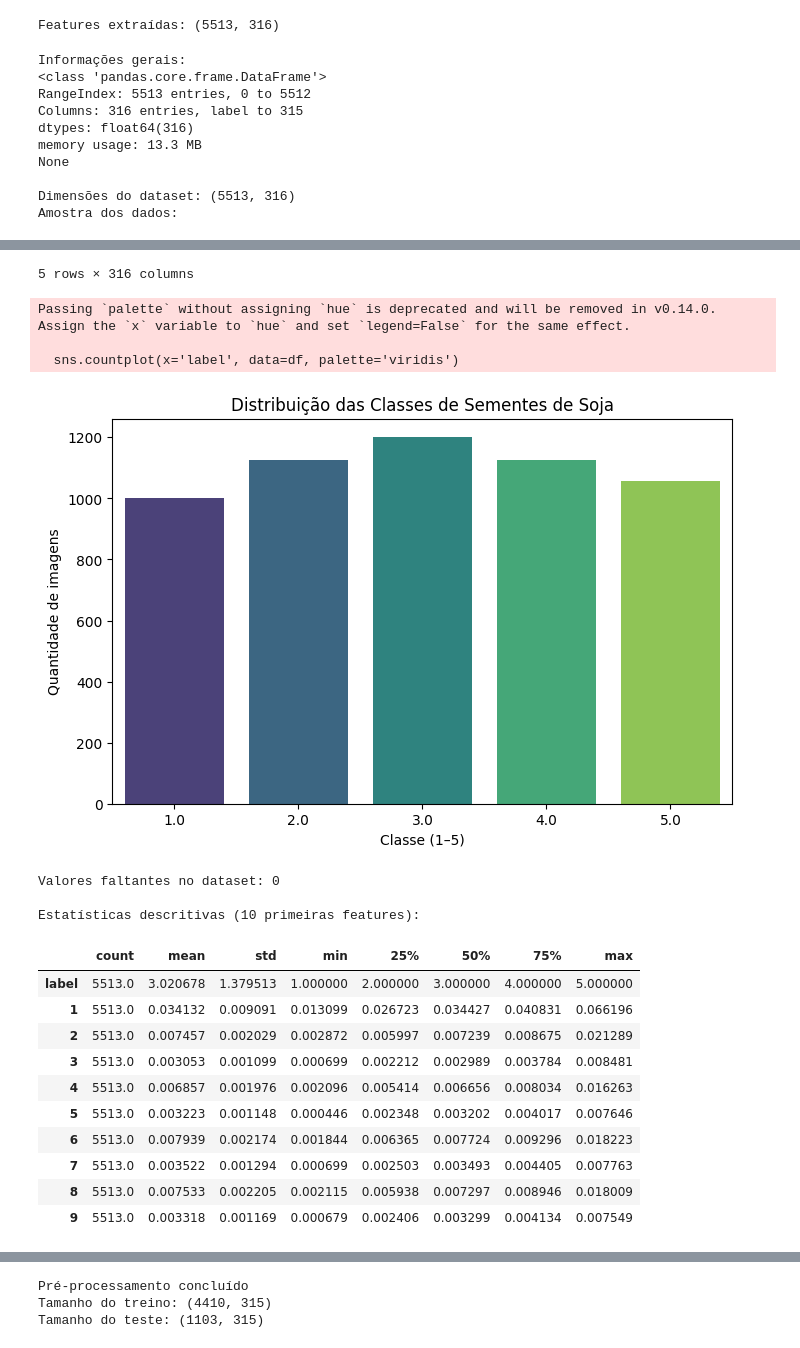
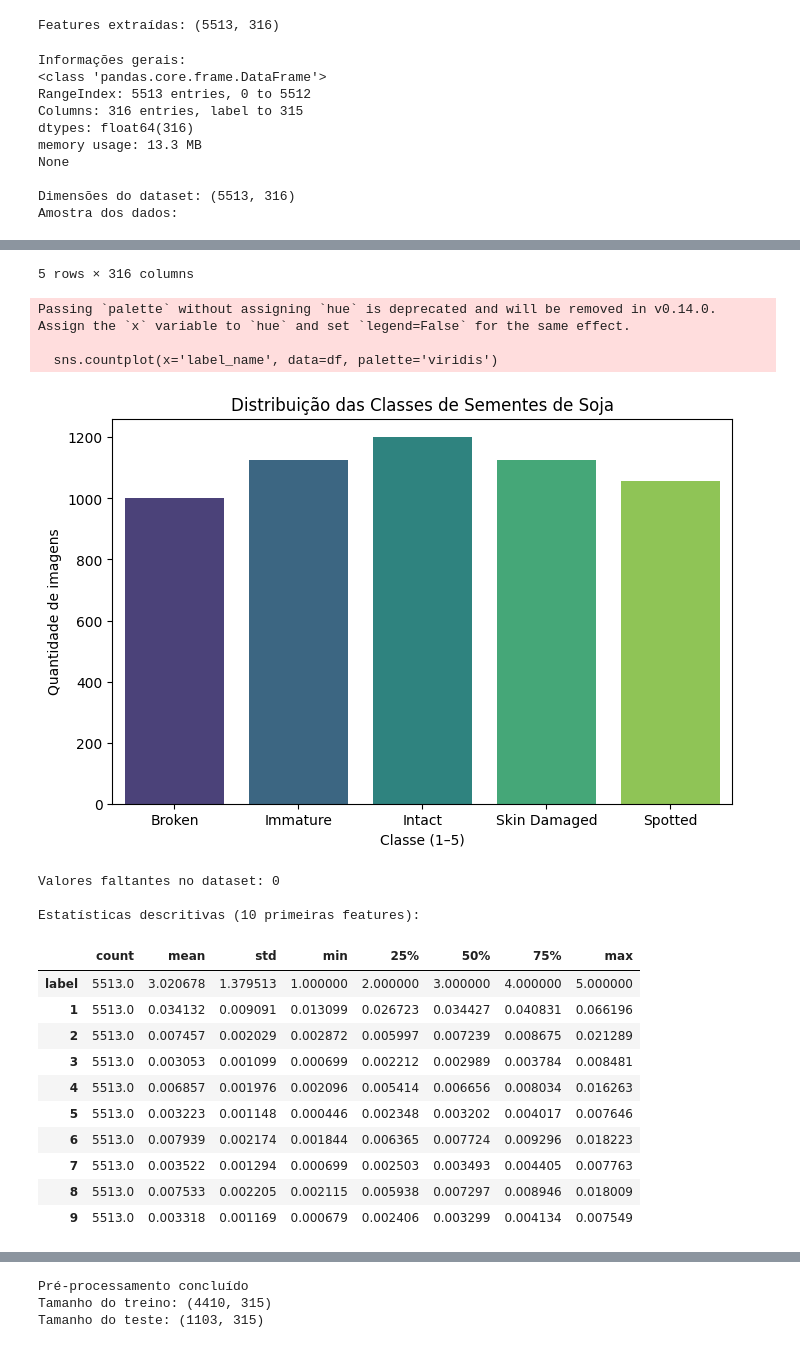
Before and after one commit to Danilus04/Semin-rio-Modelos---Ciencias-da-Computa-o, a Jupyter notebook: notebook.ipynb, the cells around one changed output, grey strips where cells are left out. Cells and saved outputs as stored; diff of their text form; code cells hidden in the pictures.

```diff
--- a/notebook.ipynb
+++ b/notebook.ipynb
@@ -165,9 +165,19 @@ print("Dimensões do dataset:", df.shape)
 print("Amostra dos dados:")
 display(df.head())
 
+label_map = {
+    1: "Broken",
+    2: "Immature",
+    3: "Intact",
+    4: "Skin Damaged",
+    5: "Spotted"
+}
+
+df['label_name'] = df['label'].map(label_map)
+
 # Distribuição das classes
 plt.figure(figsize=(8, 5))
-sns.countplot(x='label', data=df, palette='viridis')
+sns.countplot(x='label_name', data=df, palette='viridis')
 plt.title("Distribuição das Classes de Sementes de Soja")
 plt.xlabel("Classe (1–5)")
 plt.ylabel("Quantidade de imagens")
@@ -179,35 +189,35 @@ print(f"Valores faltantes no dataset: {missing}")
 
 # Estatísticas descritivas básicas
 print("\nEstatísticas descritivas (10 primeiras features):")
 display(df.describe().T.head(10))
 
 # Correlação entre as primeiras 20 features
 plt.figure(figsize=(10, 8))
 sns.heatmap(df.iloc[:, 1:21].corr(), cmap='coolwarm')
 plt.title("Correlação entre as primeiras 20 features")
 plt.show()
 # %% [output]
 Informações gerais:
 <class 'pandas.core.frame.DataFrame'>
 RangeIndex: 5513 entries, 0 to 5512
 Columns: 316 entries, label to 315
 dtypes: float64(316)
 memory usage: 13.3 MB
 None
 
 Dimensões do dataset: (5513, 316)
 Amostra dos dados:
 |  | label | 1 | 2 | 3 | 4 | 5 | 6 | 7 | 8 | 9 | ... | ... |
 | 0 | 1.0 | 0.031477 | 0.008384 | 0.002445 | 0.008170 | 0.003105 | 0.008461 | 0.001669 | 0.006113 | 0.002600 | ... | ... |
 | 1 | 1.0 | 0.024627 | 0.004852 | 0.001844 | 0.009373 | 0.001824 | 0.005337 | 0.002193 | 0.009490 | 0.001921 | ... | ... |
 | 2 | 1.0 | 0.023695 | 0.007704 | 0.002309 | 0.004852 | 0.002154 | 0.006482 | 0.001688 | 0.004366 | 0.002115 | ... | ... |
 | 3 | 1.0 | 0.034369 | 0.005085 | 0.004949 | 0.012032 | 0.004386 | 0.005376 | 0.002368 | 0.006094 | 0.002309 | ... | ... |
 | 4 | 1.0 | 0.020260 | 0.005104 | 0.001630 | 0.005395 | 0.001087 | 0.005046 | 0.001650 | 0.006404 | 0.001358 | ... | ... |
 5 rows × 316 columns
 Passing `palette` without assigning `hue` is deprecated and will be removed in v0.14.0. Assign the `x` variable to `hue` and set `legend=False` for the same effect.
 
-  sns.countplot(x='label', data=df, palette='viridis')
+  sns.countplot(x='label_name', data=df, palette='viridis')
-[figure, old version]
+[figure, new version]
 Valores faltantes no dataset: 0
 
 Estatísticas descritivas (10 primeiras features):
```
Also changed, not shown: parts of 3 cells of this notebook.
